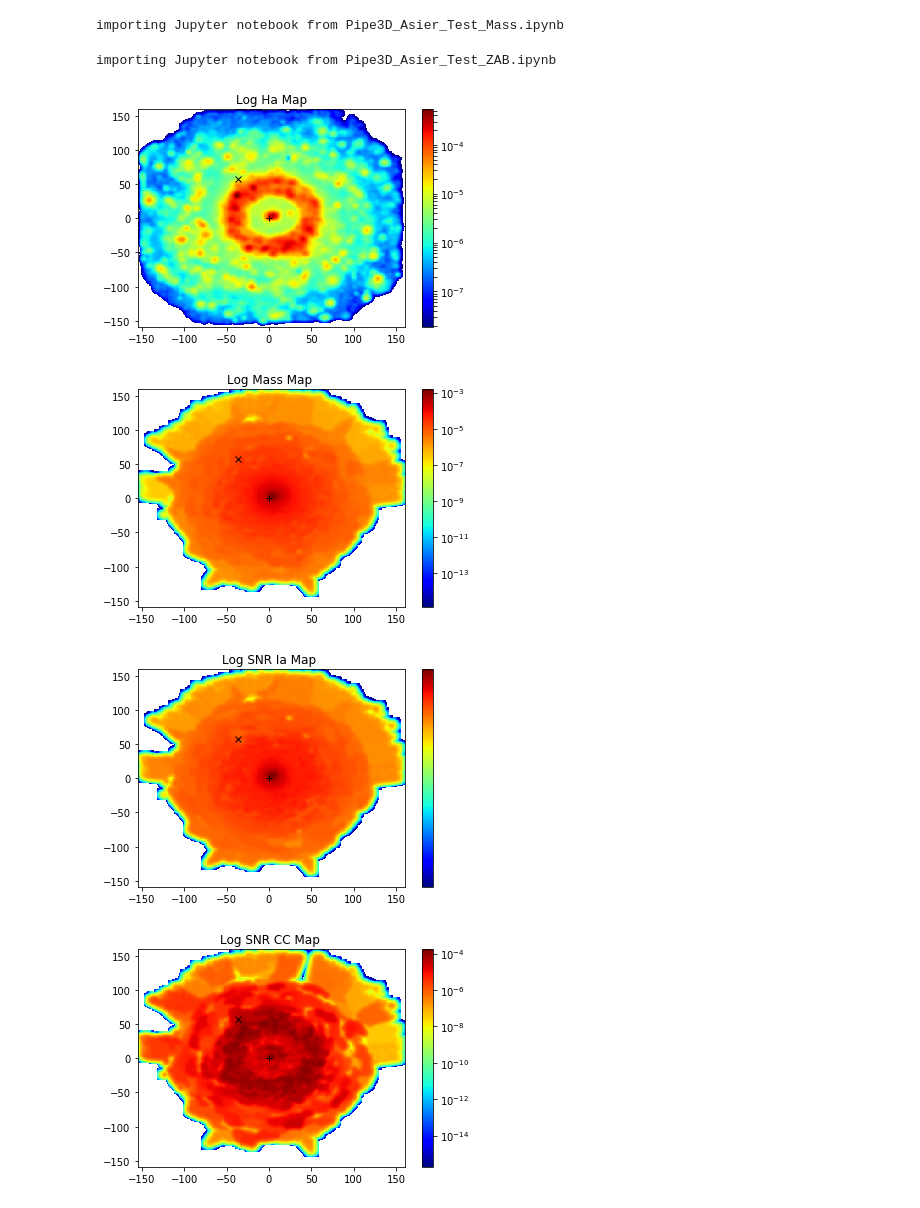
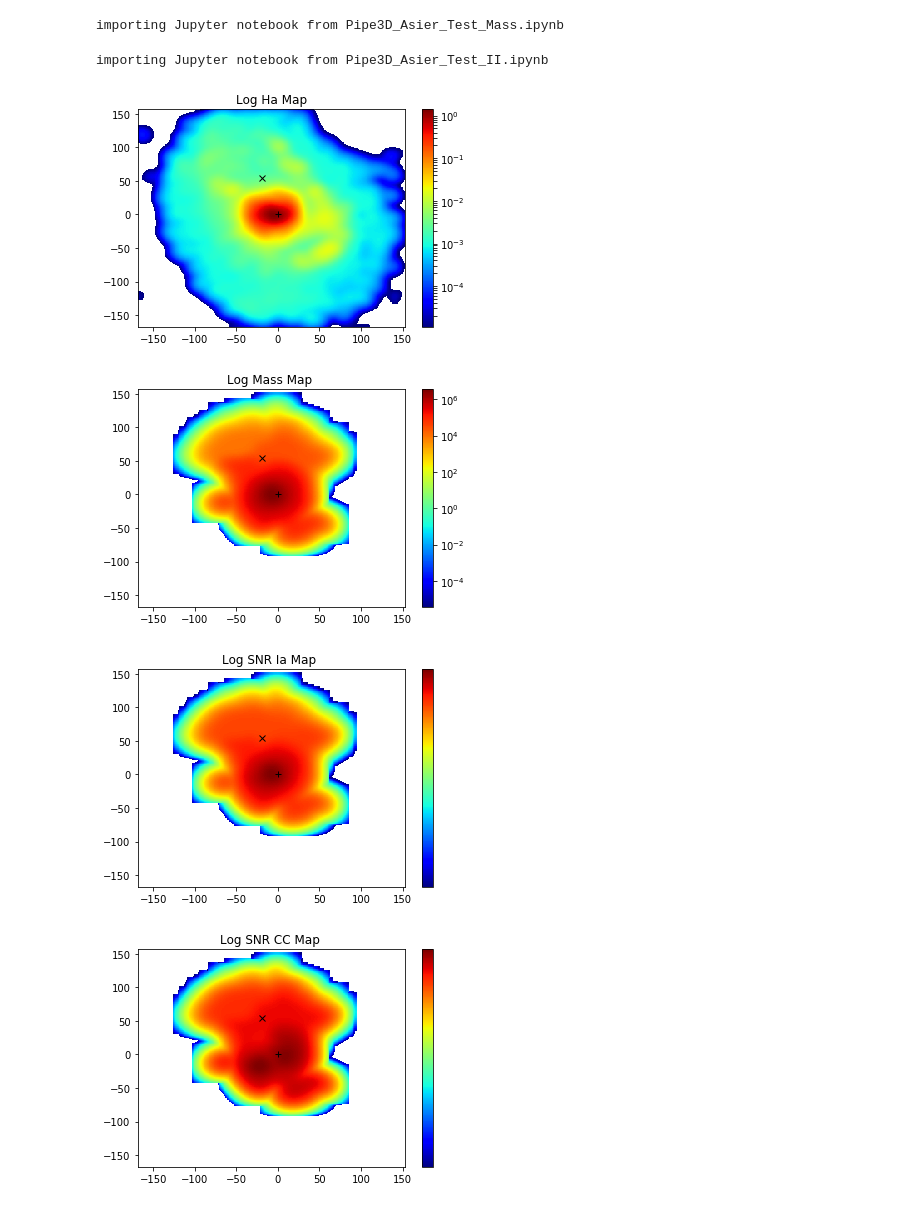
Before and after one commit to AsierCastrillo/Supernovas, a Jupyter notebook: SN_Asier_1Galaxy.ipynb, the cells around one changed output. Saved outputs shown, nothing was run; the diff lists cells and outputs as text; code cells hidden in the pictures.

```diff
--- a/SN_Asier_1Galaxy.ipynb
+++ b/SN_Asier_1Galaxy.ipynb
@@ -20,7 +20,7 @@ from astropy.convolution import convolve
 
 import matplotlib.gridspec as gridspec
 # %%
-name = 'NGC7742'
+name = 'SN2006et'
 # %%
 df = pd.read_csv('Amusing_Table_2.0.csv')  # To find the Galaxy data
 Names_1 = df['SN_name']
@@ -97,7 +97,7 @@ line.painting_galaxy_maps(False, 1.2, 150, 30)
 
 SNIa_rate_map = line.SNIa_rate_map
 # %%
-import Pipe3D_Asier_Test_ZAB as Pipe3D
+import Pipe3D_Asier_Test_II as Pipe3D
 
 # Call to Pipe3D code
 line = Pipe3D.Pipe3D_galaxy(name)
@@ -105,12 +105,12 @@ line = Pipe3D.Pipe3D_galaxy(name)
 # Obtain the maps for the galaxy
 line.painting_galaxy_maps(False, 1.2, 150, 30)
 
-SNII_rate_map = line.SNZaB_rate_map
+SNII_rate_map = line.SNII_rate_map
 # %% [output]
-importing Jupyter notebook from Pipe3D_Asier_Test_ZAB.ipynb
+importing Jupyter notebook from Pipe3D_Asier_Test_II.ipynb
 # %%
 # Gaussian function
-stddev = 2
+stddev = 7
 gauss = Gaussian2DKernel(stddev)
 
 # Gaussian convolve
@@ -158,38 +158,38 @@ x = np.arange(len(SN_Mass_rate_map[0,:]))-[Pix_X_GAL]
 y = np.arange(len(SN_Mass_rate_map[:,0]))-[Pix_Y_GAL]
 plt.pcolor(x,y,SN_Mass_rate_map, norm=LogNorm(), cmap='jet')
 plt.plot(0,0,'k+')
 plt.plot([Pix_X-Pix_X_GAL],[Pix_Y-Pix_Y_GAL],'kx')
 plt.title( 'Log Mass Map ')
 plt.colorbar()
 #plt.savefig('../+'name'+_Mass_Map_Log.png')
 plt.show()
 
 x = np.arange(len(SNIa_rate_map[0,:]))-[Pix_X_GAL]
 y = np.arange(len(SNIa_rate_map[:,0]))-[Pix_Y_GAL]
 plt.pcolor(x,y,SNIa_rate_map, norm=LogNorm(), cmap='jet')
 plt.plot(0,0,'k+')
 plt.plot([Pix_X-Pix_X_GAL],[Pix_Y-Pix_Y_GAL],'kx')
 plt.title( 'Log SNR Ia Map ')
 plt.colorbar()
 #plt.savefig('../+'name'+_Ia_Map_Log.png')
 plt.show()
 
 x = np.arange(len(SNII_rate_map[0,:]))-[Pix_X_GAL]
 y = np.arange(len(SNII_rate_map[:,0]))-[Pix_Y_GAL]
 plt.pcolor(x,y,SNII_rate_map, norm=LogNorm(), cmap='jet')
 plt.plot(0,0,'k+')
 plt.plot([Pix_X-Pix_X_GAL],[Pix_Y-Pix_Y_GAL],'kx')
 plt.title( 'Log SNR CC Map ')
 plt.colorbar()
 #plt.savefig('../+'name'+_II_Map_Log.fits')
 plt.show()
 
-fits.writeto('tipoII.fits',SNII_rate_map,hdulist[0].header)
+#fits.writeto('tipoII.fits',SNII_rate_map,hdulist[0].header)
 # %% [output]
-[figure, old version]
+[figure, new version]
-[figure, old version]
+[figure, new version]
-[figure, old version]
+[figure, new version]
-[figure, old version]
+[figure, new version]
 # %%
 # Normalizar
 Norm_Ha = 0
```
Also changed, not shown: parts of 1 cell of this notebook, 1 other file.
